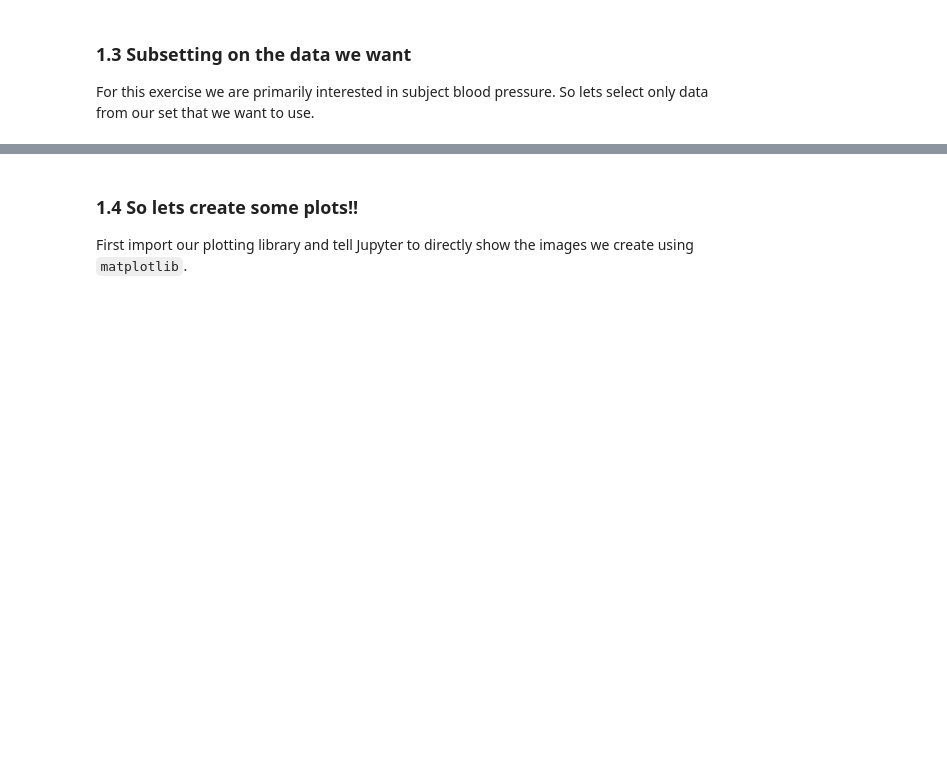
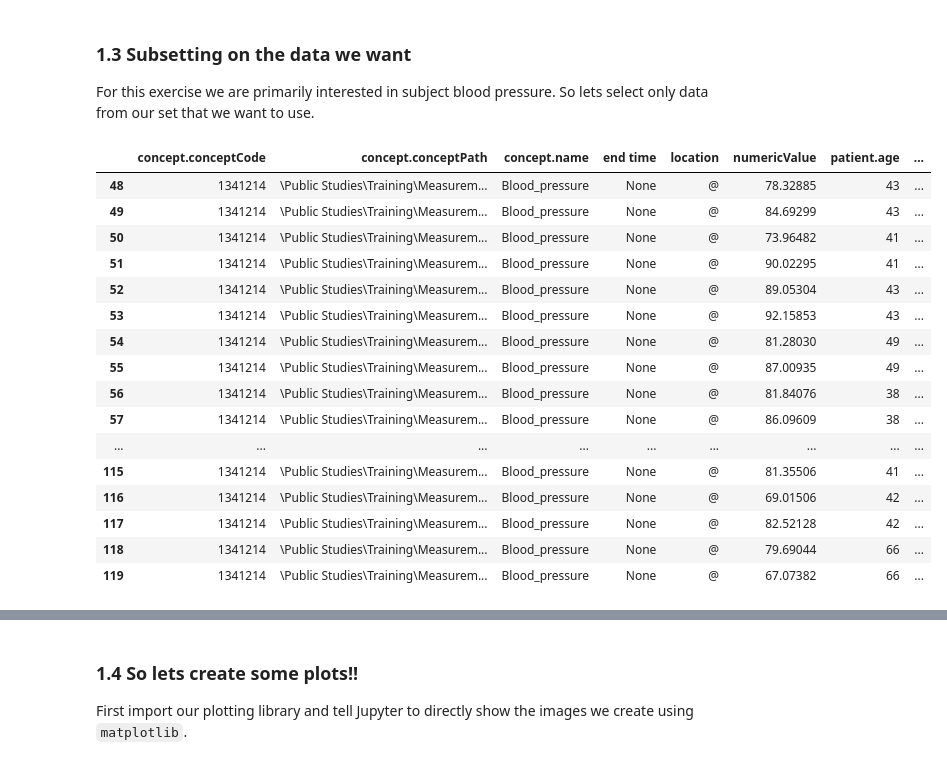
Before and after one commit to thehyve/transmart-tutorials, a Jupyter notebook: Exercise 1 - tranSMART Python client.ipynb, the cells around one changed output, grey strips where cells are left out. Drawn from its saved outputs; the diff is of its cells as text; code cells hidden in the pictures; blank space fills up the shorter version.

Commit message:
Updated Execise 1 to work with keycloak and APIv2

```diff
--- a/Exercise 1 - tranSMART Python client.ipynb
+++ b/Exercise 1 - tranSMART Python client.ipynb
@@ -23,0 +18,13 @@ api = tm.get_api(
+# %%
+# Let's login with our username and password.
+# If you don't have an account yet, register at https://glowingbear.thehyve.net
+import getpass
+
+api = tm.get_api(
+    host = 'https://transmart.thehyve.net',
+    user = input('Username:'),
+    password = getpass.getpass('Password:'),
+    api_version = 2,
+    kc_url = 'https://keycloak-dwh-test.thehyve.net',
+    kc_realm = 'transmart',
+    print_urls = True)
@@ -57,0 +78,4 @@ STUDY_ID = 'TRAINING'
+# %%
+STUDY_ID = 'TRAINING'
+c = api.new_constraint(study=STUDY_ID)
+c
@@ -77,0 +133,3 @@ observations
+# %%
+observations = api.observations(constraint=c)
+observations.dataframe.head()
@@ -94,9 +185,27 @@ observations[:10]
 
 For this exercise we are primarily interested in subject blood pressure. So lets select only data from our set that we want to use.
 # %%
-concept_groups = observations.groupby('concept.conceptPath')
+concept_groups = observations.dataframe.groupby('concept.conceptPath')
 blood_pressure_observations = concept_groups.get_group('\\Public Studies\\Training\\Measurements\\Blood pressure\\')
 blood_pressure_observations
+# %% [output]
+|  | concept.conceptCode | concept.conceptPath | concept.name | end time | location | numericValue | patient.age | ... |
+| 48 | 1341214 | \Public Studies\Training\Measurem... | Blood_pressure | None | @ | 78.32885 | 43 | ... |
+| 49 | 1341214 | \Public Studies\Training\Measurem... | Blood_pressure | None | @ | 84.69299 | 43 | ... |
+| 50 | 1341214 | \Public Studies\Training\Measurem... | Blood_pressure | None | @ | 73.96482 | 41 | ... |
+| 51 | 1341214 | \Public Studies\Training\Measurem... | Blood_pressure | None | @ | 90.02295 | 41 | ... |
+| 52 | 1341214 | \Public Studies\Training\Measurem... | Blood_pressure | None | @ | 89.05304 | 43 | ... |
+| 53 | 1341214 | \Public Studies\Training\Measurem... | Blood_pressure | None | @ | 92.15853 | 43 | ... |
+| 54 | 1341214 | \Public Studies\Training\Measurem... | Blood_pressure | None | @ | 81.28030 | 49 | ... |
+| 55 | 1341214 | \Public Studies\Training\Measurem... | Blood_pressure | None | @ | 87.00935 | 49 | ... |
+| 56 | 1341214 | \Public Studies\Training\Measurem... | Blood_pressure | None | @ | 81.84076 | 38 | ... |
+| 57 | 1341214 | \Public Studies\Training\Measurem... | Blood_pressure | None | @ | 86.09609 | 38 | ... |
+| ... | ... | ... | ... | ... | ... | ... | ... | ... |
+| 115 | 1341214 | \Public Studies\Training\Measurem... | Blood_pressure | None | @ | 81.35506 | 41 | ... |
+| 116 | 1341214 | \Public Studies\Training\Measurem... | Blood_pressure | None | @ | 69.01506 | 42 | ... |
+| 117 | 1341214 | \Public Studies\Training\Measurem... | Blood_pressure | None | @ | 82.52128 | 42 | ... |
+| 118 | 1341214 | \Public Studies\Training\Measurem... | Blood_pressure | None | @ | 79.69044 | 66 | ... |
+| 119 | 1341214 | \Public Studies\Training\Measurem... | Blood_pressure | None | @ | 67.07382 | 66 | ... |
 # %%
 # Get the columns I want to use and give them better names.
 columns_of_interest = ['patient.inTrialId', 'trial visit.relTimeLabel', 'numericValue']
```
Also changed, not shown: parts of 29 cells of this notebook.
